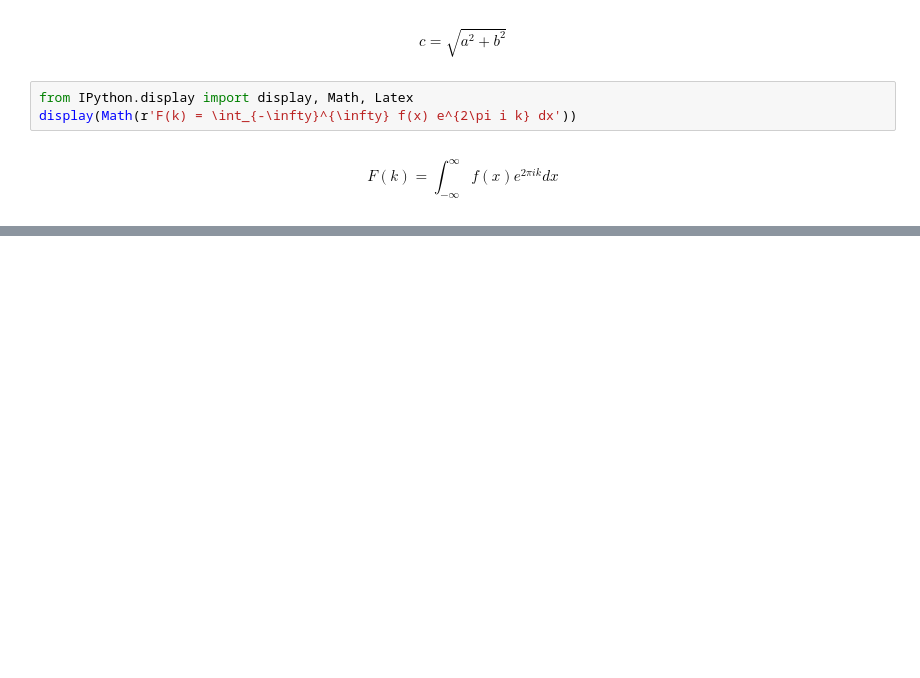
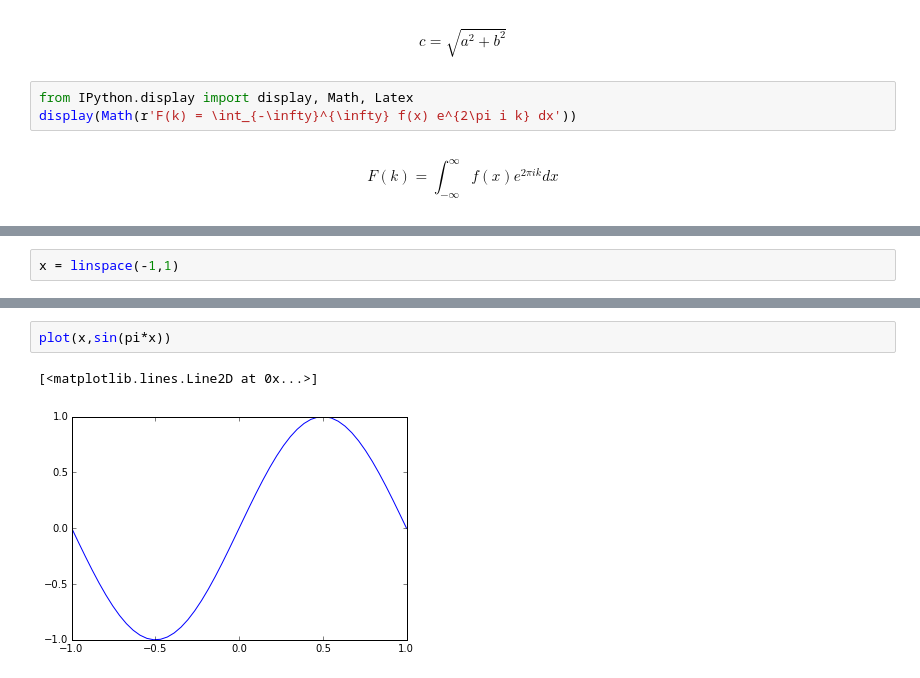
Before and after one commit to martianmartin/martianmartin.github.io, a Jupyter notebook: posts/test-ipython-post/index.ipynb, the cells around one changed output, grey strips where cells are left out. Saved outputs shown, nothing was run; the diff lists cells and outputs as text; blank space fills up the shorter version.

```diff
--- a/posts/test-ipython-post/index.ipynb
+++ b/posts/test-ipython-post/index.ipynb
@@ -45,0 +57,2 @@ $$F(k) = \int_{-\infty}^{\infty} f(x) e^{2\pi i k} dx$$
+# %%
+x = linspace(-1,1)
@@ -45,0 +71,5 @@ $$F(k) = \int_{-\infty}^{\infty} f(x) e^{2\pi i k} dx$$
+# %%
+plot(x,sin(pi*x))
+# %% [output]
+[<matplotlib.lines.Line2D at 0x...>]
+[figure, added]
```
Also changed, not shown: parts of 9 cells of this notebook, 5 other files.
